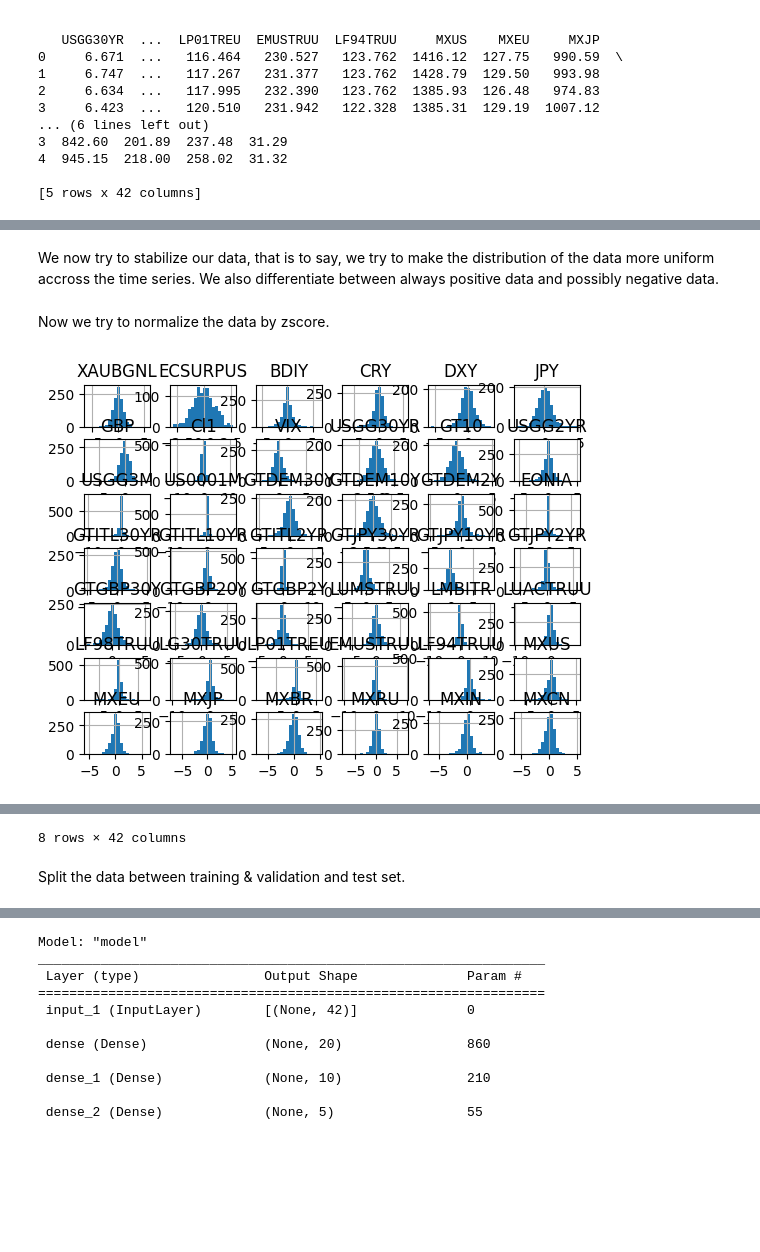
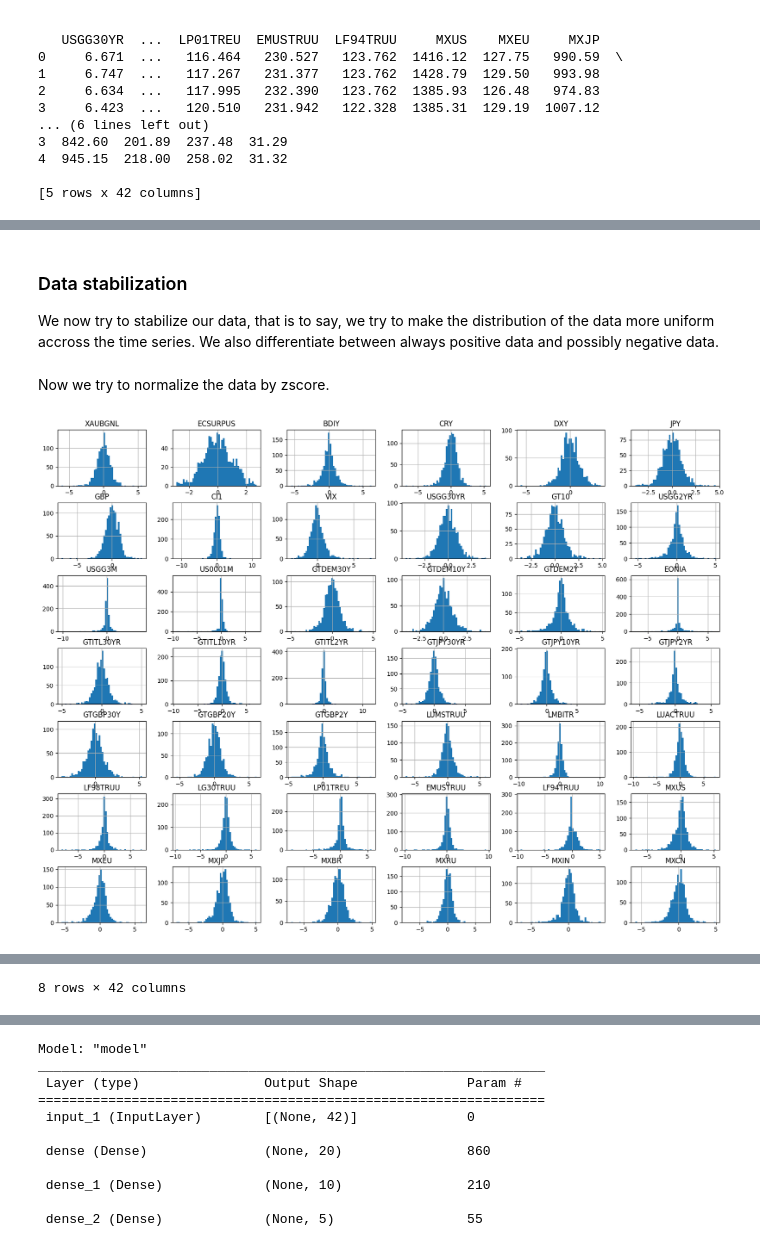
Before and after one commit to jstringara/Fintech, a Jupyter notebook: BC3/autoencoder.ipynb, the cells around one changed output, grey strips where cells are left out. Cells and saved outputs as stored; diff of their text form; code cells hidden in the pictures; blank space fills up the shorter version.

```diff
--- a/BC3/autoencoder.ipynb
+++ b/BC3/autoencoder.ipynb
@@ -19,6 +38,6 @@ we deleted the '.' from the thousands separator and replace the ',' with '.' for
 # %%
-# load the data from the file 'EWS.csv', delimiter is ';', read column 'Data' as datetime and all others as floats
-data = pd.read_csv('EWS.csv', delimiter=';', parse_dates=['Data'], dayfirst=True)
+# load the data from the file 'EWS.csv' and read column 'Data' as datetime and all others as floats
+data = pd.read_csv('EWS.csv', parse_dates=['Data'], dayfirst=True)
 # only take the first column of the data as Y
 Y = data.iloc[:,0]
 # take the rest of the columns as X
@@ -58,4 +78,5 @@ plt.show()
 # %% [markdown]
+### Data stabilization
 We now try to stabilize our data, that is to say, we try to make the distribution of the data more uniform accross the time series.
 We also differentiate between always positive data and possibly negative data.
 # %%
@@ -77,13 +98,13 @@ Now we try to normalize the data by zscore.
 # %%
 # normalize the data by zscoring maybe min-max is better
 X = (X - X.mean()) / X.std()
 # replot the histograms
-X.hist(bins=20)
+X.hist(bins=50, figsize=(20,15))
 plt.show()
 # check that it has mean zero and std one
 X.describe()
 # %% [output]
-[figure, old version]
+[figure, new version]
 |  | XAUBGNL | ECSURPUS | BDIY | CRY | DXY | JPY | GBP | Cl1 | VIX | USGG30YR | ... | ... |
 | count | 1.110000e+03 | 1.110000e+03 | 1.110000e+03 | 1.110000e+03 | 1.110000e+03 | 1.110000e+03 | 1.110000e+03 | 1.110000e+03 | 1.110000e+03 | 1.110000e+03 | ... | ... |
 | mean | 3.200643e-18 | -3.840772e-17 | -8.001607e-18 | -1.600321e-17 | -1.440289e-17 | 2.560514e-17 | -4.000804e-19 | -1.600321e-17 | -2.440490e-17 | 1.360273e-17 | ... | ... |
@@ -94,5 +115,3 @@ X.describe()
 | 75% | 5.897124e-01 | 6.424613e-01 | 5.129704e-01 | 5.992620e-01 | 6.332781e-01 | 6.200170e-01 | 6.138606e-01 | 5.264337e-01 | 5.177757e-01 | 6.042363e-01 | ... | ... |
 | max | 5.582727e+00 | 2.731122e+00 | 6.229681e+00 | 5.335575e+00 | 3.490680e+00 | 4.592178e+00 | 4.295274e+00 | 1.130508e+01 | 7.424652e+00 | 4.081700e+00 | ... | ... |
 8 rows × 42 columns
-# %% [markdown]
-Split the data between training & validation and test set.
```
Also changed, not shown: parts of 23 cells of this notebook, 2 other files.
